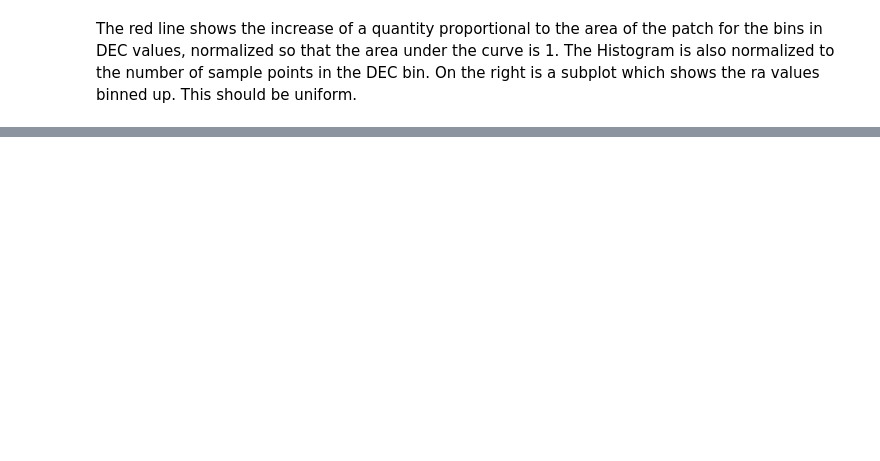
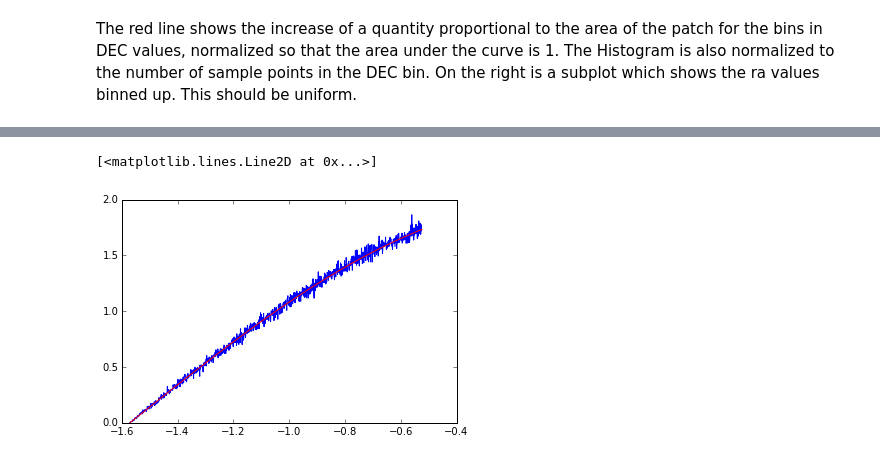
Before and after one commit to lsst-sims/legacy_sims_utils, a Jupyter notebook: examples/Using_samplingFunctions.ipynb, the cells around one changed output, grey strips where cells are left out. Drawn from its saved outputs; the diff is of its cells as text; code cells hidden in the pictures; blank space fills up the shorter version.

```diff
--- a/examples/Using_samplingFunctions.ipynb
+++ b/examples/Using_samplingFunctions.ipynb
@@ -87,0 +87,6 @@ The red line shows the increase of a quantity proportional to the area of the pa
+# %%
+plt.plot(tvals[:-2], np.histogram(dense_samps[1], bins=tvals[:-1], normed=True)[0])
+plt.plot(tvals[:-1], areaPropTo(tvals, tshift)[:-1]/normval, 'r')
+# %% [output]
+[<matplotlib.lines.Line2D at 0x...>]
+[figure, added]
```
Also changed, not shown: parts of 17 cells of this notebook.
